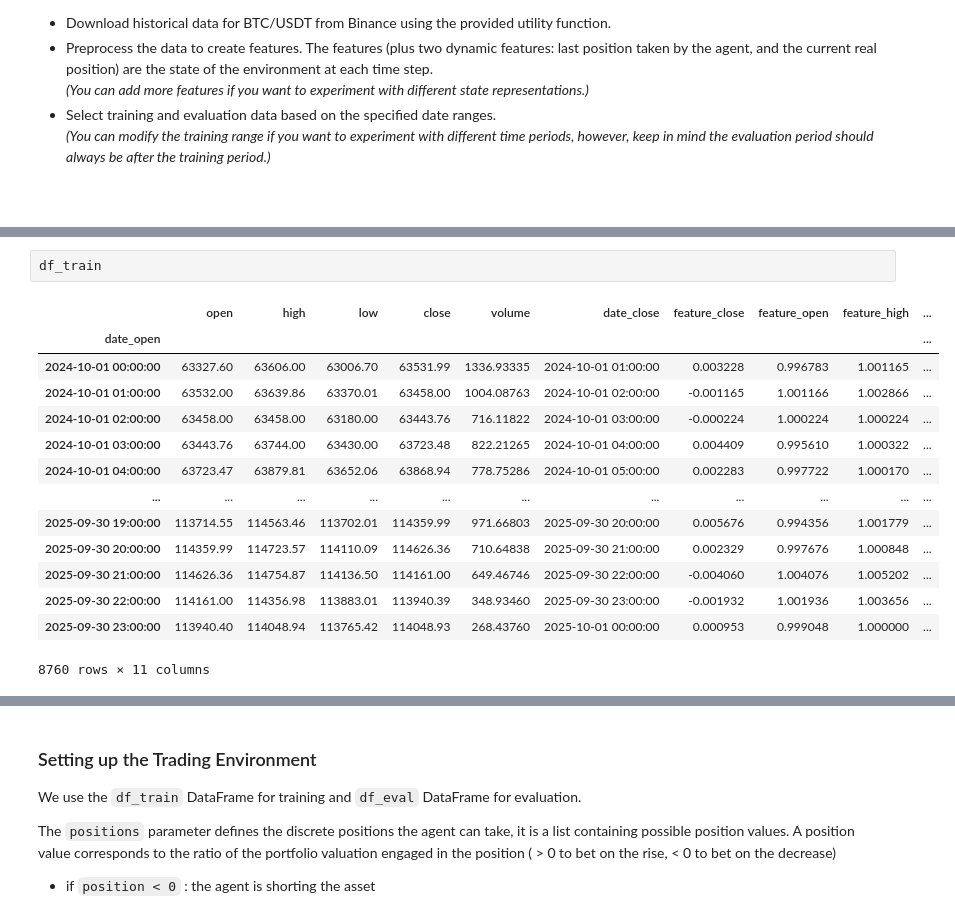
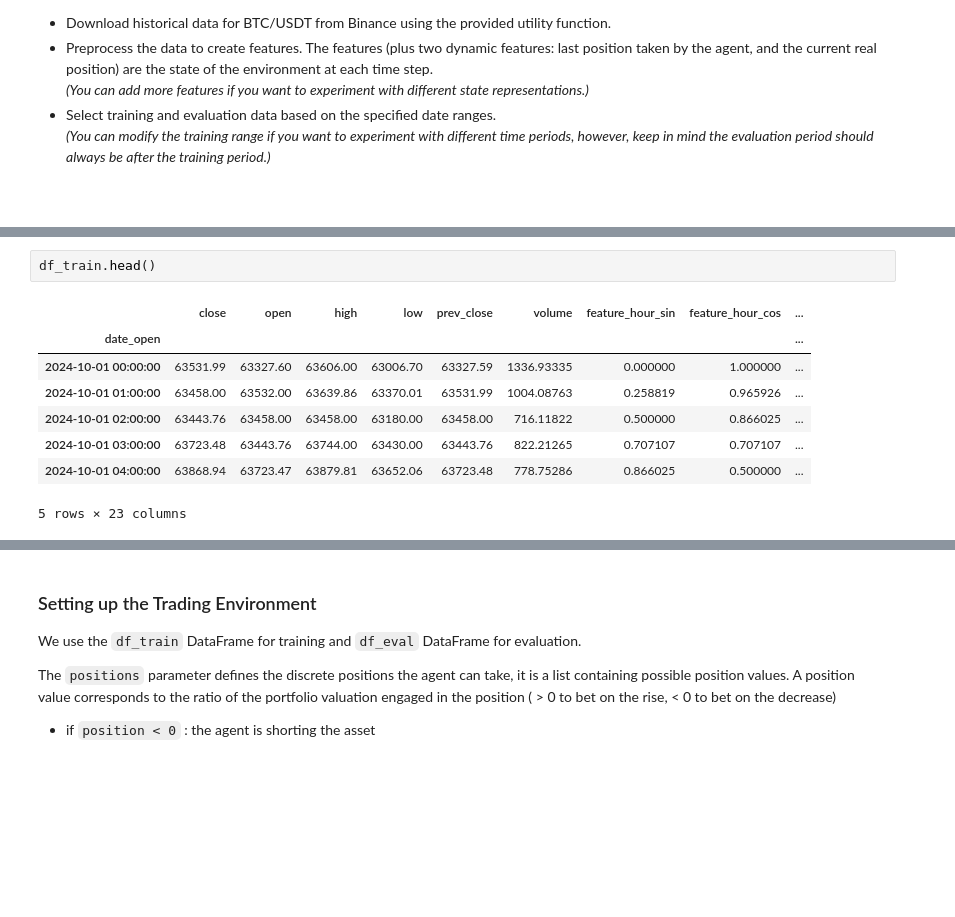
Before and after one commit to yannmb2/RL-project-m1, a Jupyter notebook: Instructions.ipynb, the cells around one changed output, grey strips where cells are left out. Drawn from its saved outputs; the diff is of its cells as text; blank space fills up the shorter version.

```diff
--- a/Instructions.ipynb
+++ b/Instructions.ipynb
@@ -121,18 +239,12 @@ df_eval = df.loc['2025-10-01':'2025-11-01'] # Evaluation data
 # %%
-df_train
+df_train.head()
 # %% [output]
-|  | open | high | low | close | volume | date_close | feature_close | feature_open | feature_high | ... |
-| date_open |  |  |  |  |  |  |  |  |  | ... |
-| 2024-10-01 00:00:00 | 63327.60 | 63606.00 | 63006.70 | 63531.99 | 1336.93335 | 2024-10-01 01:00:00 | 0.003228 | 0.996783 | 1.001165 | ... |
-| 2024-10-01 01:00:00 | 63532.00 | 63639.86 | 63370.01 | 63458.00 | 1004.08763 | 2024-10-01 02:00:00 | -0.001165 | 1.001166 | 1.002866 | ... |
-| 2024-10-01 02:00:00 | 63458.00 | 63458.00 | 63180.00 | 63443.76 | 716.11822 | 2024-10-01 03:00:00 | -0.000224 | 1.000224 | 1.000224 | ... |
-| 2024-10-01 03:00:00 | 63443.76 | 63744.00 | 63430.00 | 63723.48 | 822.21265 | 2024-10-01 04:00:00 | 0.004409 | 0.995610 | 1.000322 | ... |
-| 2024-10-01 04:00:00 | 63723.47 | 63879.81 | 63652.06 | 63868.94 | 778.75286 | 2024-10-01 05:00:00 | 0.002283 | 0.997722 | 1.000170 | ... |
-| ... | ... | ... | ... | ... | ... | ... | ... | ... | ... | ... |
-| 2025-09-30 19:00:00 | 113714.55 | 114563.46 | 113702.01 | 114359.99 | 971.66803 | 2025-09-30 20:00:00 | 0.005676 | 0.994356 | 1.001779 | ... |
-| 2025-09-30 20:00:00 | 114359.99 | 114723.57 | 114110.09 | 114626.36 | 710.64838 | 2025-09-30 21:00:00 | 0.002329 | 0.997676 | 1.000848 | ... |
-| 2025-09-30 21:00:00 | 114626.36 | 114754.87 | 114136.50 | 114161.00 | 649.46746 | 2025-09-30 22:00:00 | -0.004060 | 1.004076 | 1.005202 | ... |
-| 2025-09-30 22:00:00 | 114161.00 | 114356.98 | 113883.01 | 113940.39 | 348.93460 | 2025-09-30 23:00:00 | -0.001932 | 1.001936 | 1.003656 | ... |
-| 2025-09-30 23:00:00 | 113940.40 | 114048.94 | 113765.42 | 114048.93 | 268.43760 | 2025-10-01 00:00:00 | 0.000953 | 0.999048 | 1.000000 | ... |
+|  | close | open | high | low | prev_close | volume | feature_hour_sin | feature_hour_cos | ... |
+| date_open |  |  |  |  |  |  |  |  | ... |
+| 2024-10-01 00:00:00 | 63531.99 | 63327.60 | 63606.00 | 63006.70 | 63327.59 | 1336.93335 | 0.000000 | 1.000000 | ... |
+| 2024-10-01 01:00:00 | 63458.00 | 63532.00 | 63639.86 | 63370.01 | 63531.99 | 1004.08763 | 0.258819 | 0.965926 | ... |
+| 2024-10-01 02:00:00 | 63443.76 | 63458.00 | 63458.00 | 63180.00 | 63458.00 | 716.11822 | 0.500000 | 0.866025 | ... |
+| 2024-10-01 03:00:00 | 63723.48 | 63443.76 | 63744.00 | 63430.00 | 63443.76 | 822.21265 | 0.707107 | 0.707107 | ... |
+| 2024-10-01 04:00:00 | 63868.94 | 63723.47 | 63879.81 | 63652.06 | 63723.48 | 778.75286 | 0.866025 | 0.500000 | ... |
-8760 rows × 11 columns
+5 rows × 23 columns
 # %%
```
Also changed, not shown: parts of 9 cells of this notebook, 5 other files.
